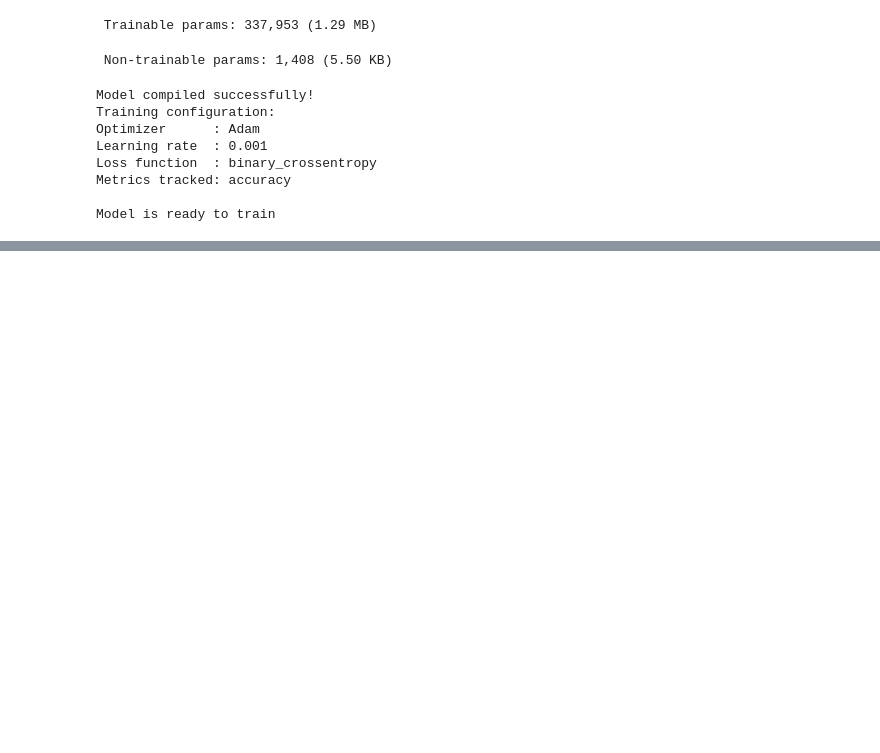
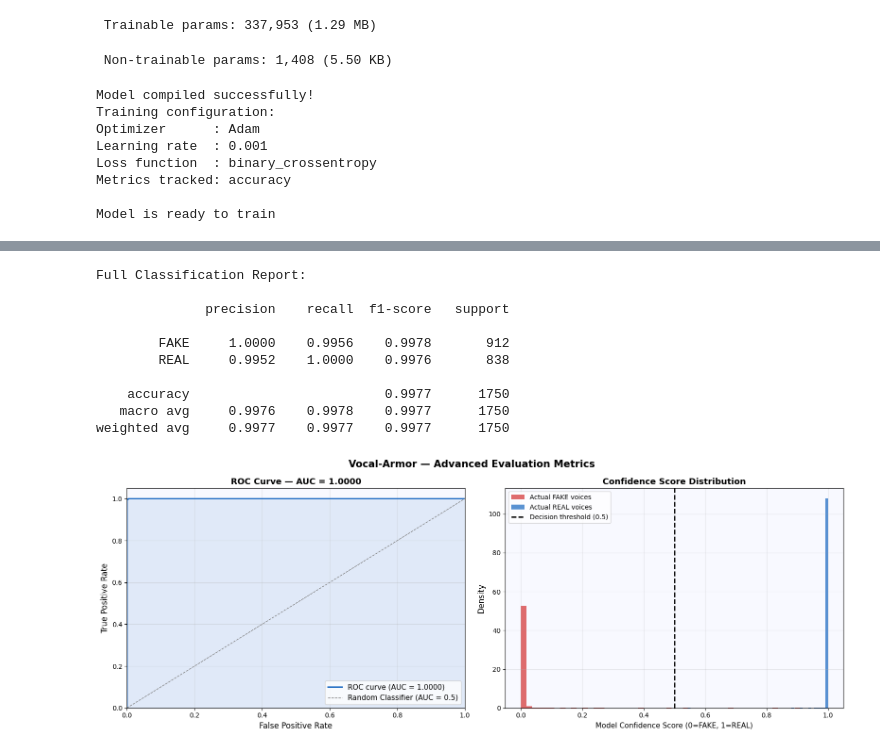
Before and after one commit to Surabhi0055/vocal-armor, a Jupyter notebook: notebooks/02_model_training.ipynb, the cells around one changed output, grey strips where cells are left out. Saved outputs shown, nothing was run; the diff lists cells and outputs as text; code cells hidden in the pictures; blank space fills up the shorter version.

```diff
--- a/notebooks/02_model_training.ipynb
+++ b/notebooks/02_model_training.ipynb
@@ -309,0 +622,80 @@ Model is ready to train
+# %%
+print("Full Classification Report:")
+print()
+report = classification_report(
+    y_true,
+    y_pred,
+    target_names = ["FAKE", "REAL"],
+    digits = 4
+)
+print(report)
+
+# ROC Curve
+fpr, tpr, thresholds = roc_curve(y_true, y_pred_proba)
+roc_auc = auc(fpr, tpr)
+
+fig, axes = plt.subplots(1, 2, figsize=(16, 6))
+fig.suptitle("Vocal-Armor — Advanced Evaluation Metrics",
+             fontsize=15, fontweight="bold")
+
+# ROC Curve plot
+axes[0].plot(fpr, tpr, color='#1565C0', lw=2,
+             label=f'ROC curve (AUC = {roc_auc:.4f})')
+axes[0].plot([0, 1], [0, 1], color='gray', lw=1,
+             linestyle='--', label='Random Classifier (AUC = 0.5)')
+axes[0].fill_between(fpr, tpr, alpha=0.1, color='#1565C0')
+axes[0].set_xlim([0.0, 1.0])
+axes[0].set_ylim([0.0, 1.05])
+axes[0].set_xlabel('False Positive Rate', fontsize=12)
+axes[0].set_ylabel('True Positive Rate', fontsize=12)
+axes[0].set_title(f'ROC Curve — AUC = {roc_auc:.4f}',
+                  fontsize=13, fontweight='bold')
+axes[0].legend(loc='lower right', fontsize=11)
+axes[0].grid(True, alpha=0.3)
+axes[0].set_facecolor('#F8F9FF')
+
+# Confidence Distribution
+fake_probs = y_pred_proba[y_true == 0].flatten()
+real_probs = y_pred_proba[y_true == 1].flatten()
+
+axes[1].hist(fake_probs, bins=50, alpha=0.7, color='#D32F2F',
+             label='Actual FAKE voices', density=True)
+axes[1].hist(real_probs, bins=50, alpha=0.7, color='#1565C0',
+             label='Actual REAL voices', density=True)
+axes[1].axvline(x=0.5, color='black', linestyle='--',
+                linewidth=2, label='Decision threshold (0.5)')
+axes[1].set_xlabel('Model Confidence Score (0=FAKE, 1=REAL)', fontsize=11)
+axes[1].set_ylabel('Density', fontsize=12)
+axes[1].set_title('Confidence Score Distribution',
+                  fontsize=13, fontweight='bold')
+axes[1].legend(fontsize=10)
+axes[1].grid(True, alpha=0.3)
+axes[1].set_facecolor('#F8F9FF')
+
+plt.tight_layout()
+save_path = RESULTS_DIR / "09_roc_and_confidence.png"
+plt.savefig(save_path, dpi=150, bbox_inches="tight")
+plt.show()
+print(f"Saved to: {save_path}")
+print()
+print(f"AUC Score: {roc_auc:.4f}")
+if roc_auc >= 0.90:
+    print("Excellent AUC!")
+elif roc_auc >= 0.85:
+    print("Very good AUC")
+elif roc_auc >= 0.75:
+    print("Decent AUC")
+else:
+    print("Low AUC")
+# %% [output]
+Full Classification Report:
+
+              precision    recall  f1-score   support
+
+        FAKE     1.0000    0.9956    0.9978       912
+        REAL     0.9952    1.0000    0.9976       838
+
+    accuracy                         0.9977      1750
+   macro avg     0.9976    0.9978    0.9977      1750
+weighted avg     0.9977    0.9977    0.9977      1750
+[figure, added]
```
Also changed, not shown: parts of 16 cells of this notebook, 4 other files.
